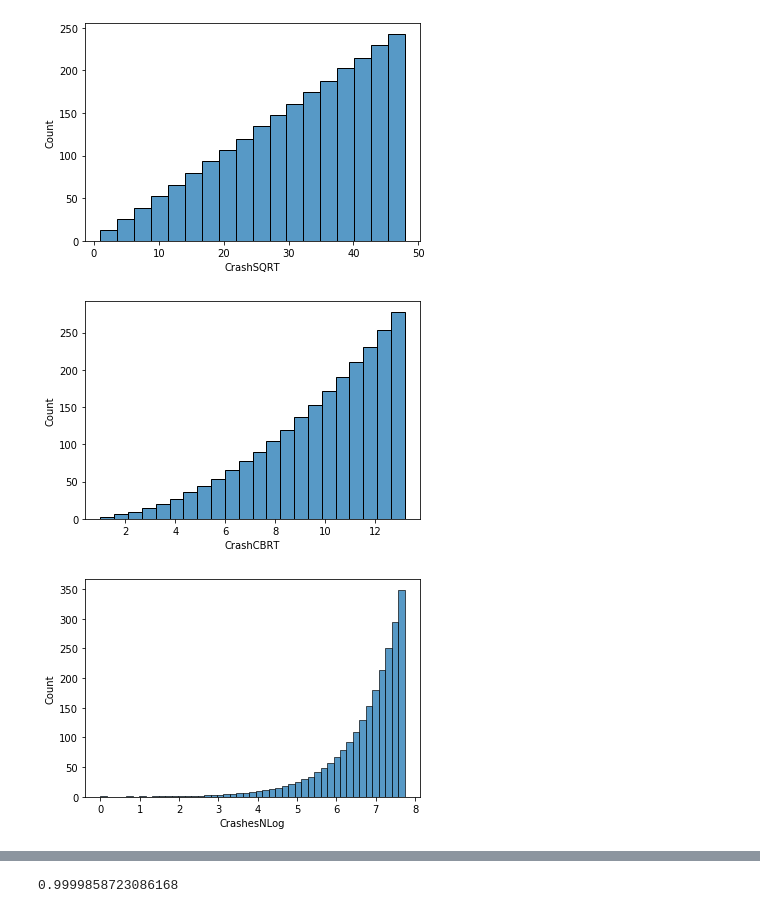
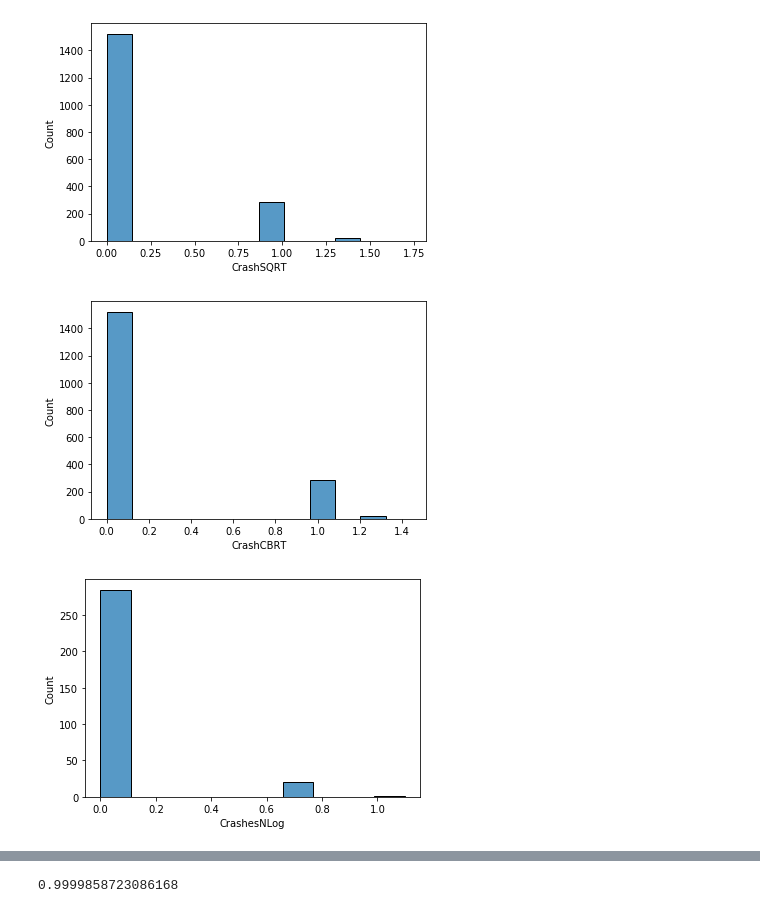
Before and after one commit to cnpeck/BYUAnalytics, a Jupyter notebook: pipeline-Roger.ipynb, the cells around one changed output, grey strips where cells are left out. Cells and saved outputs as stored; diff of their text form; code cells hidden in the pictures.

```diff
--- a/pipeline-Roger.ipynb
+++ b/pipeline-Roger.ipynb
@@ -39,5 +44,4 @@ import sagemaker
 import pandas as pd
 # %%
 #Now that it is there, in the future you can
-df = pd.read_csv('Data.csv')
-df
+df = pd.read_csv('final.csv')
@@ -178,19 +182,19 @@ sns.histplot(df['Sum_Crashes']);
 # %%
-df['CrashSQRT'] =df['Sum_Crashes']**(1/2)
+df['CrashSQRT'] =df['Count_Crashes']**(1/2)
 sns.histplot(df['CrashSQRT']);
 # %% [output]
-[figure, old version]
+[figure, new version]
 # %%
-df['CrashCBRT'] =df['Sum_Crashes']**(1/3)
+df['CrashCBRT'] =df['Count_Crashes']**(1/3)
 sns.histplot(df['CrashCBRT']);
 # %% [output]
-[figure, old version]
+[figure, new version]
 # %%
 import numpy as np
-df['CrashesNLog'] = np.log(df['Sum_Crashes'])
+df['CrashesNLog'] = np.log(df['Count_Crashes'])
 sns.histplot(df['CrashesNLog']);
 # %% [output]
-[figure, old version]
+[figure, new version]
 # %%
 df.skew()
 # %% [output]
```
Also changed, not shown: parts of 33 cells of this notebook, 10 other files.
